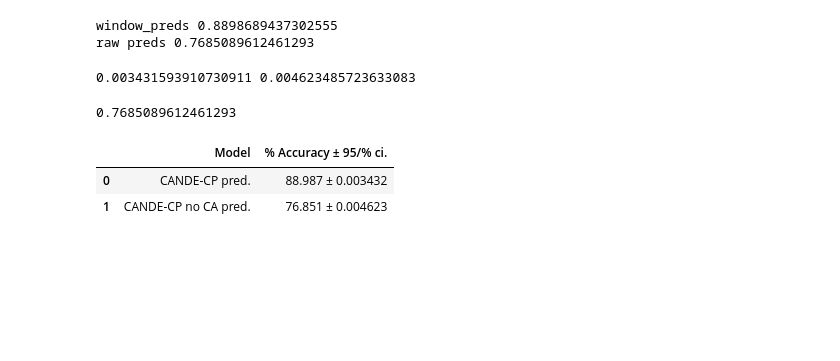
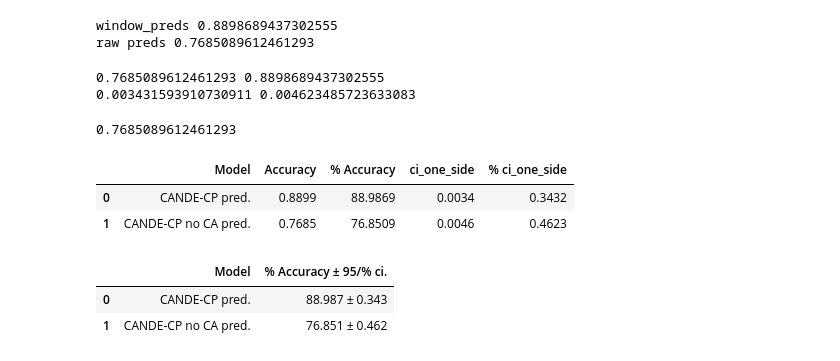
Before and after one commit to EllenRushe/CANDE-CP, a Jupyter notebook: results-PR-AUC-extended.ipynb, the cells around one changed output. Cells and saved outputs as stored; diff of their text form; code cells hidden in the pictures; blank space fills up the shorter version.

```diff
--- a/results-PR-AUC-extended.ipynb
+++ b/results-PR-AUC-extended.ipynb
@@ -5,15 +5,18 @@ import seaborn as sns
 import matplotlib.pyplot as plt
 from scipy.stats import wilcoxon
 import scipy.stats as st
+from natsort import natsorted, index_natsorted
 
 import pandas as pd
 import numpy as np
 import json
 import glob
 import os
+pd.options.display.float_format = '{:,.4f}'.format
+
 plt.rcParams["font.family"] = "Times New Roman"
-plt.rc('legend',fontsize=24)
-plt.rc('axes', labelsize=24)
+plt.rc('legend',fontsize=32)
+plt.rc('axes', labelsize=32)
 if not os.path.exists('figs'): os.mkdir("figs")
 # %%
 model_names = [
@@ -569,7 +573,7 @@ window_preds 0.8898689437302555
 raw preds 0.7685089612461293
 # %%
 def standard_error(acc, n):
-    return np.sqrt(acc*(1-acc)/n)
+    return np.sqrt( (acc*(1-acc)) /n)
 
 def ci_95(se):
     return 1.96*se
@@ -580,9 +584,10 @@ ci = ci_95(se)
 acc_raw = accuracy_score(gt_c, preds_raw_c)
 se_raw = standard_error(acc_raw, len(gt_c))
 ci_raw = ci_95(se_raw)
-
+print(acc_raw, acc)
 print(ci, ci_raw )
 # %% [output]
+0.7685089612461293 0.8898689437302555
 0.003431593910730911 0.004623485723633083
 # %%
 accuracy_score(gt_c, preds_raw_c)
@@ -591,15 +596,22 @@ accuracy_score(gt_c, preds_raw_c)
 # %%
 supervised_results = pd.DataFrame()
 supervised_results['Model'] = ["CANDE-CP pred.", "CANDE-CP no CA pred."]
 supervised_results['Accuracy'] = [acc, acc_raw]
 supervised_results['% Accuracy'] = supervised_results['Accuracy'] *100
 supervised_results["ci_one_side"] = [ci, ci_raw]
-supervised_results['% Accuracy ± 95/% ci.'] =  supervised_results['% Accuracy'].round(3).astype(str) +' ± '+  supervised_results['ci_one_side'].round(6).astype(str)
-supervised_results[['Model', '% Accuracy ± 95/% ci.']]
+supervised_results["% ci_one_side"] = supervised_results["ci_one_side"] *100
+supervised_results
 # %% [output]
-|  | Model | % Accuracy ± 95/% ci. |
-| 0 | CANDE-CP pred. | 88.987 ± 0.003432 |
-| 1 | CANDE-CP no CA pred. | 76.851 ± 0.004623 |
+|  | Model | Accuracy | % Accuracy | ci_one_side | % ci_one_side |
+| 0 | CANDE-CP pred. | 0.8899 | 88.9869 | 0.0034 | 0.3432 |
+| 1 | CANDE-CP no CA pred. | 0.7685 | 76.8509 | 0.0046 | 0.4623 |
+# %%
+supervised_results['% Accuracy ± 95/% ci.'] =  supervised_results['% Accuracy'].round(3).astype(str) +' ± '+  supervised_results['% ci_one_side'].round(3).astype(str)
+supervised_results[['Model', '% Accuracy ± 95/% ci.']]
+# %% [output]
+|  | Model | % Accuracy ± 95/% ci. |
+| 0 | CANDE-CP pred. | 88.987 ± 0.343 |
+| 1 | CANDE-CP no CA pred. | 76.851 ± 0.462 |
 # %%
 print(supervised_results[['Model', '% Accuracy ± 95/% ci.']].to_latex(index=False))
 # %% [output]
```
Also changed, not shown: parts of 20 cells of this notebook, 7 other files.
